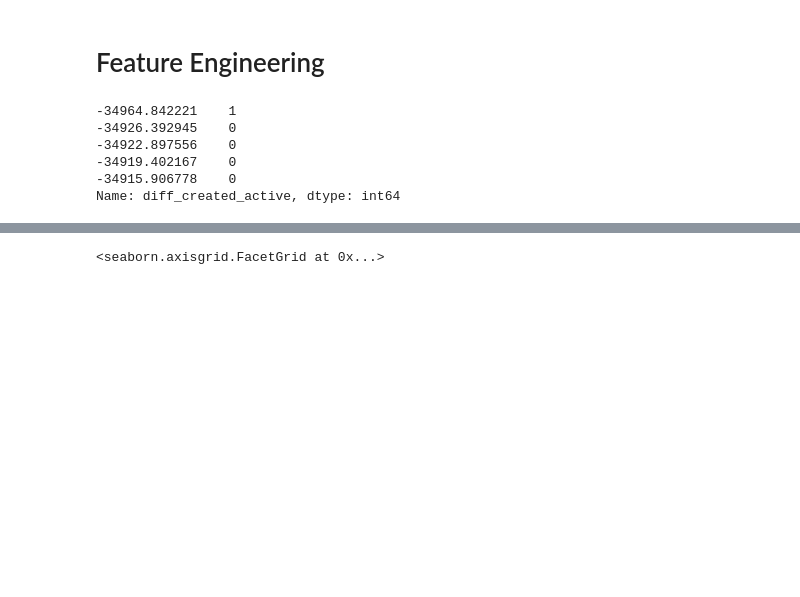
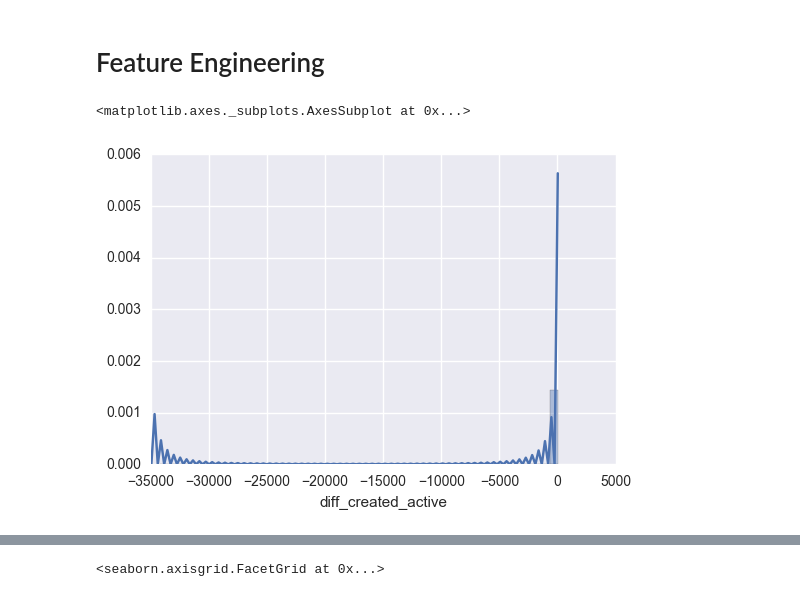
Before and after one commit to mattcano/airbnb_kaggle, a Jupyter notebook: cano_final_v2.ipynb, the cells around one changed output, grey strips where cells are left out. Saved outputs shown, nothing was run; the diff lists cells and outputs as text; code cells hidden in the pictures; blank space fills up the shorter version.

```diff
--- a/cano_final_v2.ipynb
+++ b/cano_final_v2.ipynb
@@ -330,16 +331,13 @@ Name: country_destination, dtype: int64
 # %%
 # Creating a new column showing # of hours between account created and first active.
 # Negative value indicated first active before creating account
 users['diff_created_active'] = (users.timestamp_first_active - users.date_account_created)/np.timedelta64(1,'h')
-users.diff_created_active.value_counts(bins=10000, sort=False).head()
+# users.diff_created_active.value_counts(bins=10000, sort=False).head()
 # users[['id', 'date_account_created', 'timestamp_first_active', 'diff_created_active']].sort_values(by='diff_created_active', ascending=False).head()
+sns.distplot(users.diff_created_active)
 # %% [output]
--34964.842221    1
--34926.392945    0
--34922.897556    0
--34919.402167    0
--34915.906778    0
-Name: diff_created_active, dtype: int64
+<matplotlib.axes._subplots.AxesSubplot at 0x...>
+[figure, added]
 # %%
 # Creating a new column showing # of HOURS between account created and first booking.
 # Negative value indicated first booked before creating account
```
Also changed, not shown: parts of 40 cells of this notebook.
